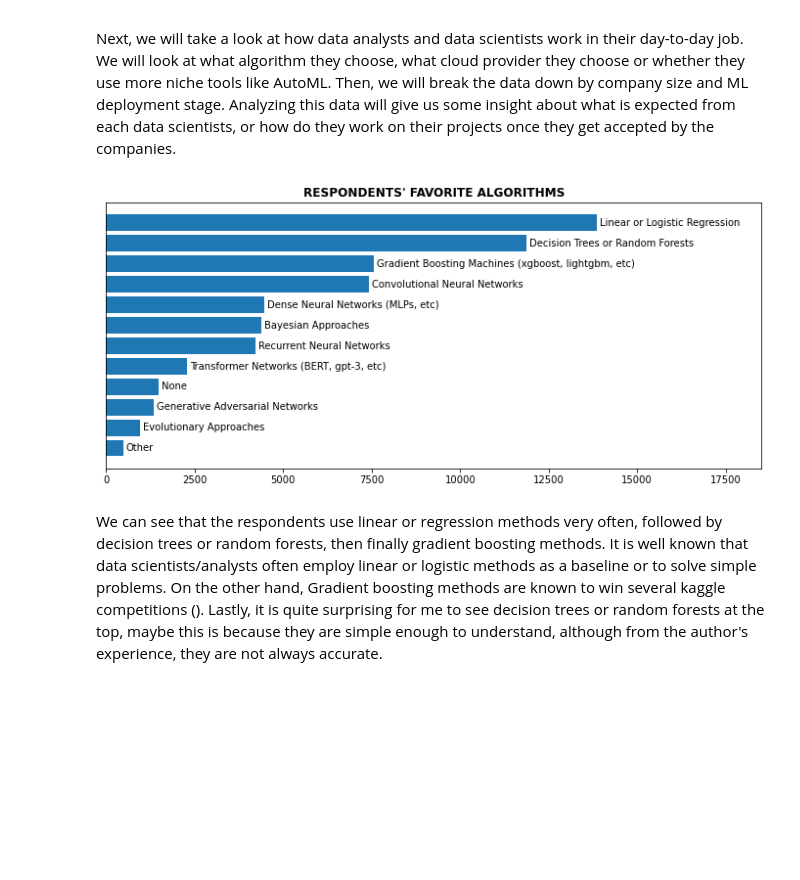
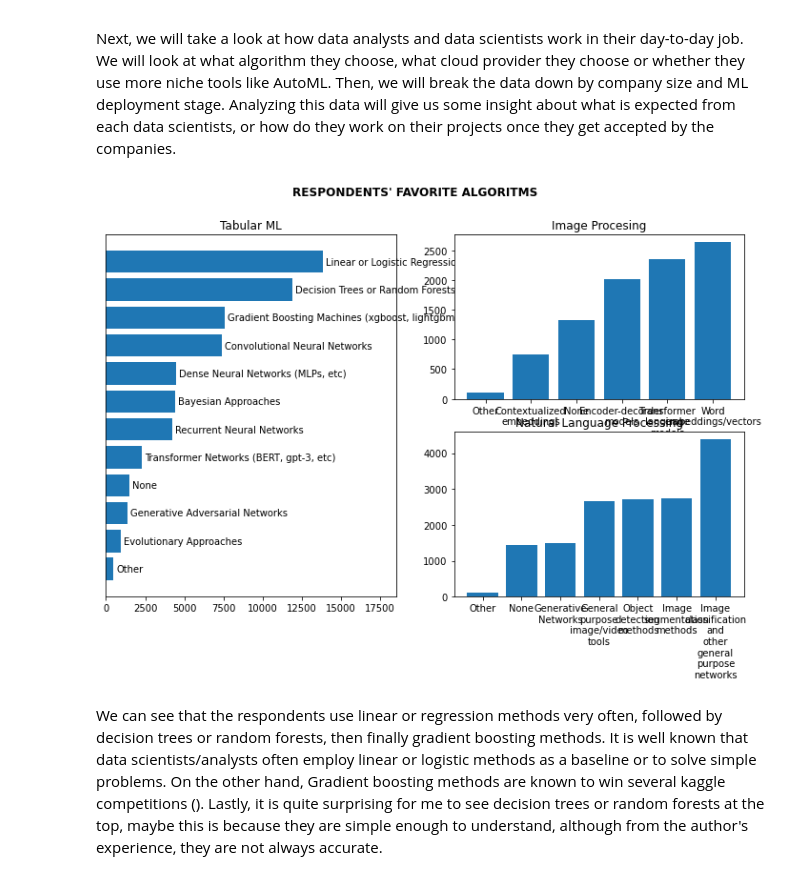
Before and after one commit to sknrendra/2021-Kaggle-Survey-Analytics, a Jupyter notebook: kaggle-2021-survey-data-analysis.ipynb, the cells around one changed output. Saved outputs shown, nothing was run; the diff lists cells and outputs as text; code cells hidden in the pictures; blank space fills up the shorter version.

```diff
--- a/kaggle-2021-survey-data-analysis.ipynb
+++ b/kaggle-2021-survey-data-analysis.ipynb
@@ -253,15 +263,33 @@ Next, we will take a look at how data analysts and data scientists work in their
 # %%
 ml_alg = count_val(df.loc[:,'Q17_Part_1':'Q17_OTHER'])
 
+nlp_alg = count_val(df.loc[:,'Q19_Part_1':'Q19_OTHER']).reset_index()
+nlp_alg['index'] = nlp_alg['index'].str.replace(r' \(.+\)| /.+', '', regex=True)
+nlp_alg['index'] = nlp_alg['index'].str.replace(' ', '\n')
 
-f, ax = plt.subplots(figsize=(12,5))
-rect = ax.barh(ml_alg.index, ml_alg.values)
-ax.bar_label(rect, labels=ml_alg.index, padding=3)
-ax.set_title("RESPONDENTS' FAVORITE ALGORITHMS", fontweight='bold')
-ax.tick_params(left=False, labelleft=False)
-ax.set_xlim(0,18500)
+cv_alg = count_val(df.loc[:,'Q18_Part_1':'Q18_OTHER']).reset_index()
+cv_alg['index'] = cv_alg['index'].str.replace(r' \(.+\)| /.+', '', regex=True)
+cv_alg['index'] = cv_alg['index'].str.replace(' ', '\n')
+
+#ml
+f, ax = plt.subplot_mosaic([[0,1],[0,2]],figsize=(12,7))
+rect = ax[0].barh(ml_alg.index, ml_alg.values)
+ax[0].bar_label(rect, labels=ml_alg.index, padding=3)
+ax[0].set_title("RESPONDENTS' FAVORITE ALGORITHMS", fontweight='bold')
+ax[0].tick_params(left=False, labelleft=False)
+ax[0].set_xlim(0,18500)
+#nlp
+ax[1].bar(nlp_alg['index'], nlp_alg[0])
+#cv
+ax[2].bar(cv_alg['index'], cv_alg[0])
+
+title = ['Tabular ML', 'Image Procesing', 'Natural Language Processing']
+for a,t in zip(np.arange(3), title):
+    ax[a].set_title(t)
+
+f.suptitle("RESPONDENTS' FAVORITE ALGORITMS", fontweight='bold')
 plt.show()
 # %% [output]
-[figure, old version]
+[figure, new version]
 # %% [markdown]
 We can see that the respondents use linear or regression methods very often, followed by decision trees or random forests, then finally gradient boosting methods. It is well known that data scientists/analysts often employ linear or logistic methods as a baseline or to solve simple problems. On the other hand, Gradient boosting methods are known to win several kaggle competitions (). Lastly, it is quite surprising for me to see decision trees or random forests at the top, maybe this is because they are simple enough to understand, although from the author's experience, they are not always accurate.
```
Also changed, not shown: parts of 10 cells of this notebook.
